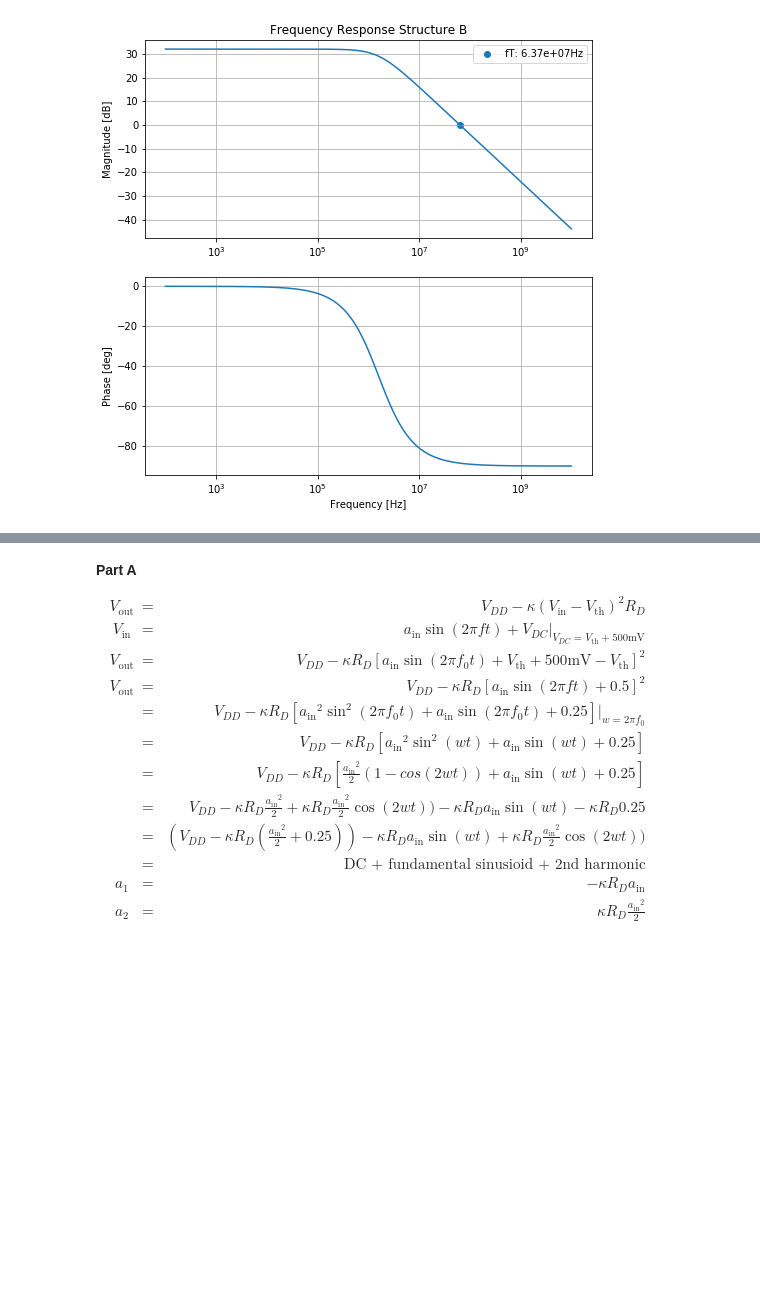
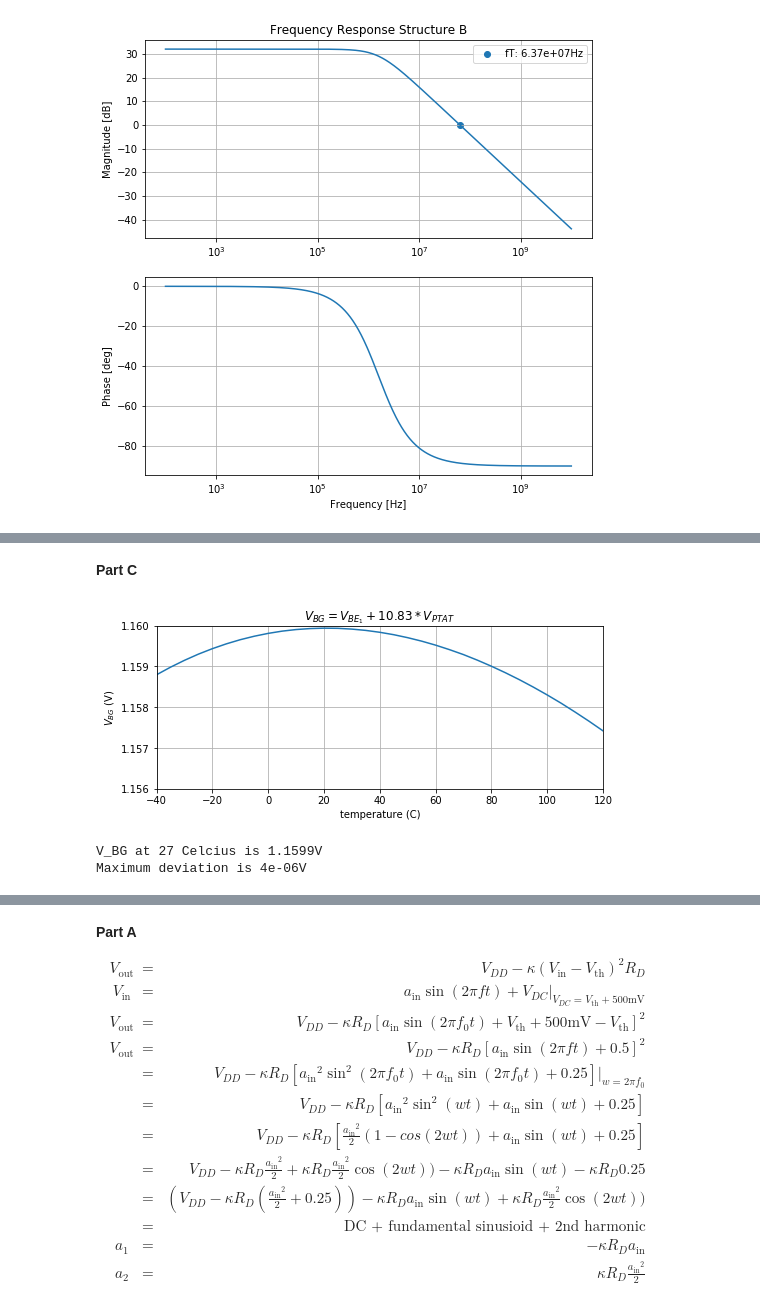
Before and after one commit to kegedy/EE538, a Jupyter notebook: hw/kevin/hw03/HW03.ipynb, the cells around one changed output, grey strips where cells are left out. Saved outputs shown, nothing was run; the diff lists cells and outputs as text; code cells hidden in the pictures; blank space fills up the shorter version.

```diff
--- a/hw/kevin/hw03/HW03.ipynb
+++ b/hw/kevin/hw03/HW03.ipynb
@@ -263,3 +378,26 @@ $\begin{eqnarray}
+# %% [markdown]
+**Part C**
+# %%
+fig, ax = plt.subplots(figsize=(8,3))
+ax.set_title('$V_{BG} = V_{{BE}_1}+10.83*V_{PTAT}$')
+ax.plot(df['temperature'], df['V(vbe1)+10.83*V(vptat)'],label='$V_{{BE}_1}$')
+ax.set_ylabel('$V_{BG}$ (V)')
+ax.set_ylim(1.156, 1.16)
+ax.set_xlim(-40, 120)
+ax.set_xlabel('temperature (C)')
+ax.grid()
+#ax.legend()
+plt.show();
+# %% [output]
+[figure, added]
+# %%
+v3 = df.iloc[x0]['V(vbe1)+10.83*V(vptat)']
+df['delta'] = df['V(vbe1)+10.83*V(vptat)']-v3
+print(f'V_BG at 27 Celcius is {round(v3,4)}V')
+print(f'Maximum deviation is {RoundNonZeroDecimal(max(df["delta"]),4)}V')
+# %% [output]
+V_BG at 27 Celcius is 1.1599V
+Maximum deviation is 4e-06V
 # %% [markdown]
 <img src="images/HW03Q3.png" width="600">
 # %% [markdown]
```
Also changed, not shown: parts of 15 cells of this notebook, 5 other files.
